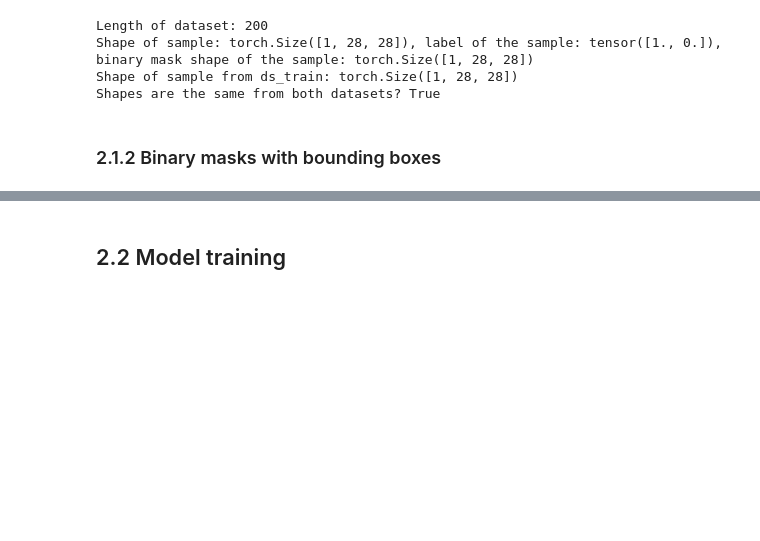
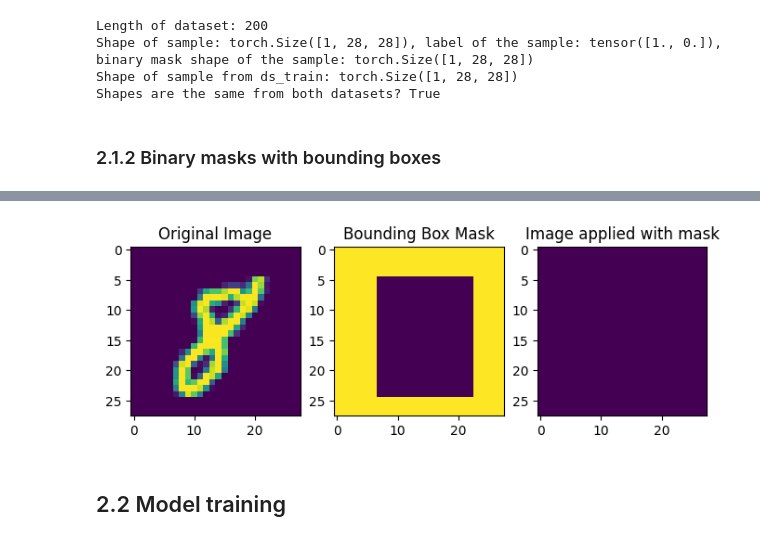
Before and after one commit to zlochina/xil-research-modification, a Jupyter notebook: src/experiments/08_MNIST.ipynb, the cells around one changed output, grey strips where cells are left out. Drawn from its saved outputs; the diff is of its cells as text; code cells hidden in the pictures; blank space fills up the shorter version.

```diff
--- a/src/experiments/08_MNIST.ipynb
+++ b/src/experiments/08_MNIST.ipynb
@@ -542,3 +630,28 @@ Shapes are the same from both datasets? True
+# %%
+idx = 1
+for i, (image, _, mask) in enumerate(rrr_ds_train):
+    if i != idx:
+        continue
+    image = image.squeeze(0)
+    mask = mask.squeeze(0)
+    # Visualize the original image and the mask
+    plt.figure(figsize=(8, 4))
+    plt.subplot(1, 3, 1)
+    plt.title("Original Image")
+    plt.imshow(image, cmap='viridis')
+
+    plt.subplot(1, 3, 2)
+    plt.title("Bounding Box Mask")
+    plt.imshow(mask, cmap='viridis')
+
+    plt.subplot(1, 3, 3)
+    plt.title("Image applied with mask")
+    plt.imshow(image * mask)
+
+    plt.show()
+    break  # Remove this break if you want to process more images
+# %% [output]
+[figure, added]
 # %% [markdown]
 ## 2.2 Model training
 # %%
```
Also changed, not shown: parts of 12 cells of this notebook, 2 other files.
